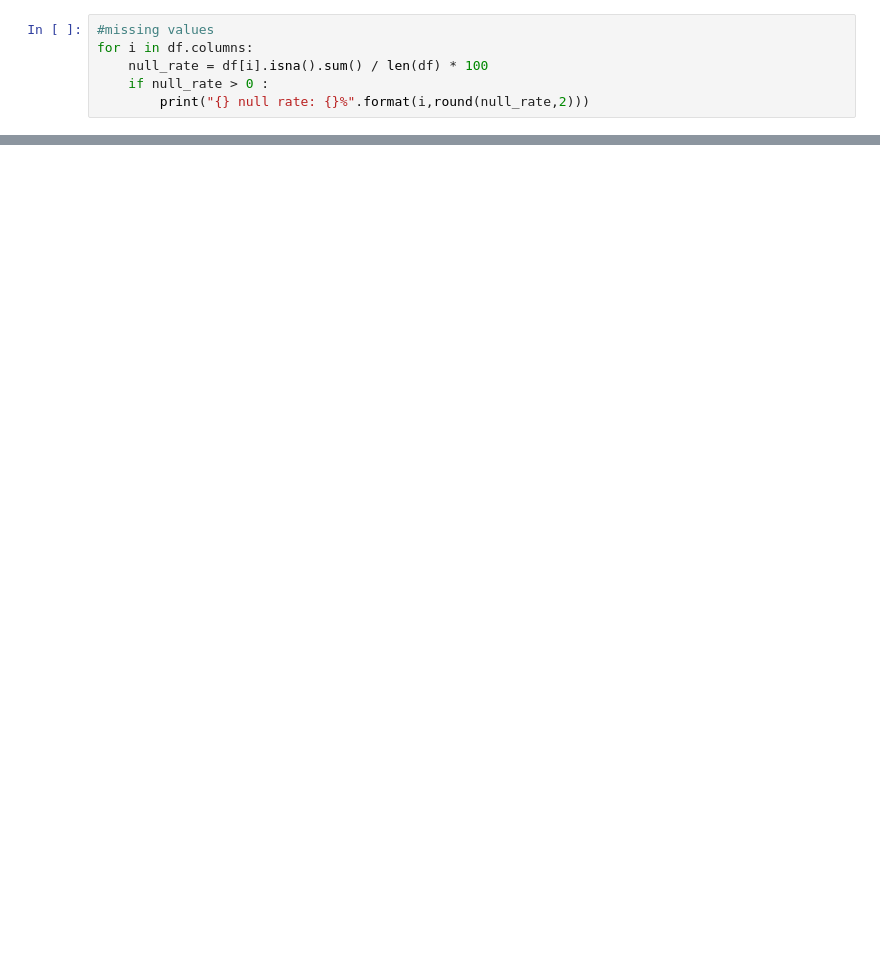
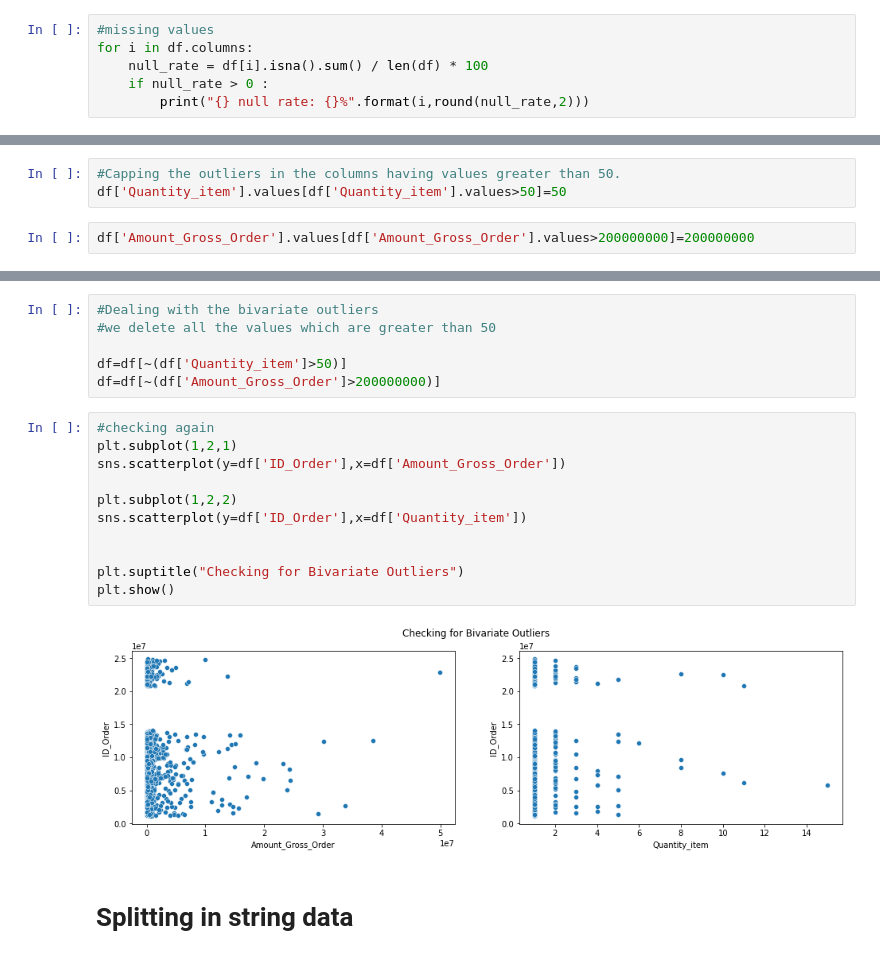
Before and after one commit to Melanee-Melanee/Startups, a Jupyter notebook: digikala-analysis.ipynb, the cells around one changed output, grey strips where cells are left out. Cells and saved outputs as stored; diff of their text form; blank space fills up the shorter version.

```diff
--- a/digikala-analysis.ipynb
+++ b/digikala-analysis.ipynb
@@ -140,0 +261,5 @@ sns.pairplot(data = df, hue="Amount_Gross_Order")
+# %%
+#Capping the outliers in the columns having values greater than 50.
+df['Quantity_item'].values[df['Quantity_item'].values>50]=50
+# %%
+df['Amount_Gross_Order'].values[df['Amount_Gross_Order'].values>200000000]=200000000
@@ -140,0 +273,21 @@ sns.pairplot(data = df, hue="Amount_Gross_Order")
+# %%
+#Dealing with the bivariate outliers
+#we delete all the values which are greater than 50
+
+df=df[~(df['Quantity_item']>50)]
+df=df[~(df['Amount_Gross_Order']>200000000)]
+# %%
+#checking again
+plt.subplot(1,2,1)
+sns.scatterplot(y=df['ID_Order'],x=df['Amount_Gross_Order'])
+
+plt.subplot(1,2,2)
+sns.scatterplot(y=df['ID_Order'],x=df['Quantity_item'])
+
+
+plt.suptitle("Checking for Bivariate Outliers")
+plt.show()
+# %% [output]
+[figure, added]
+# %% [markdown]
+# Splitting in string data
```
Also changed, not shown: parts of 31 cells of this notebook.
